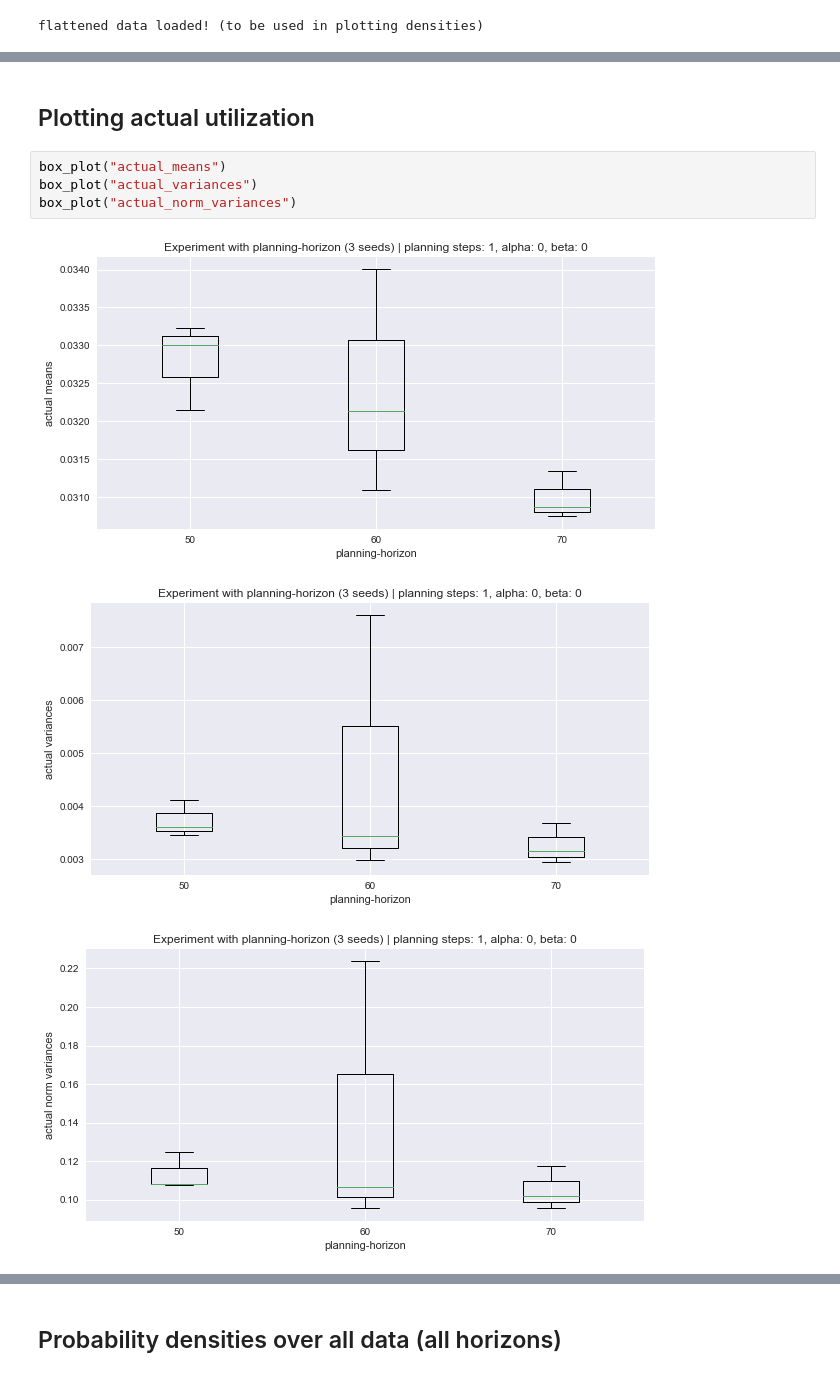
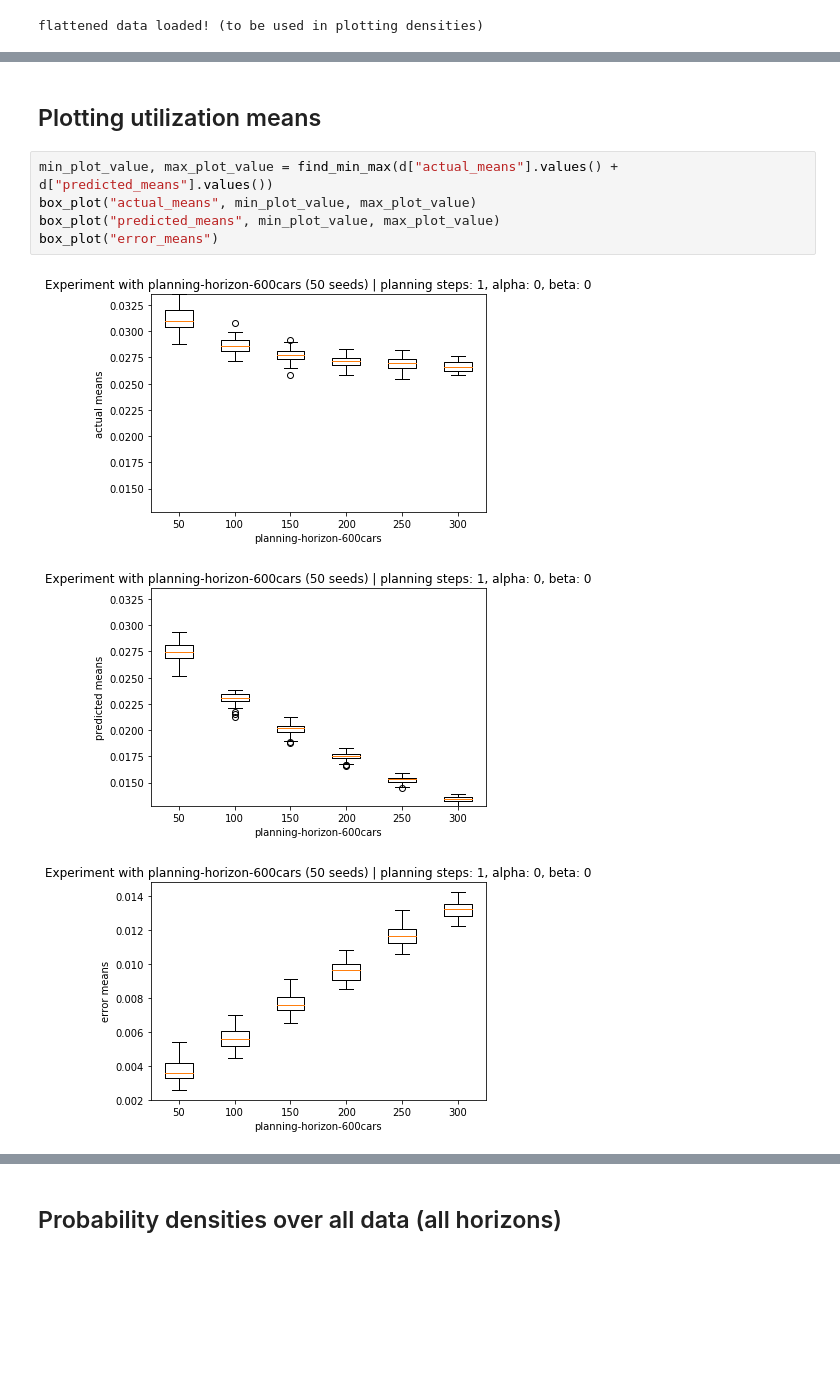
Before and after one commit to iliasger/TRAPP, a Jupyter notebook: Planning horizon experiments.ipynb, the cells around one changed output, grey strips where cells are left out. Saved outputs shown, nothing was run; the diff lists cells and outputs as text; blank space fills up the shorter version.

```diff
--- a/Planning horizon experiments.ipynb
+++ b/Planning horizon experiments.ipynb
@@ -159,13 +174,14 @@ print "plotting functions loaded!"
 # %% [output]
 plotting functions loaded!
 # %% [markdown]
-## Plotting actual utilization
+## Plotting utilization means
-# %%
-box_plot("actual_means")
-box_plot("actual_variances")
-box_plot("actual_norm_variances")
-# %% [output]
-[figure, removed]
-[figure, removed]
-[figure, removed]
+# %%
+min_plot_value, max_plot_value = find_min_max(d["actual_means"].values() + d["predicted_means"].values())
+box_plot("actual_means", min_plot_value, max_plot_value)
+box_plot("predicted_means", min_plot_value, max_plot_value)
+box_plot("error_means")
+# %% [output]
+[figure, added]
+[figure, added]
+[figure, added]
 # %% [markdown]
```
Also changed, not shown: parts of 21 cells of this notebook.
